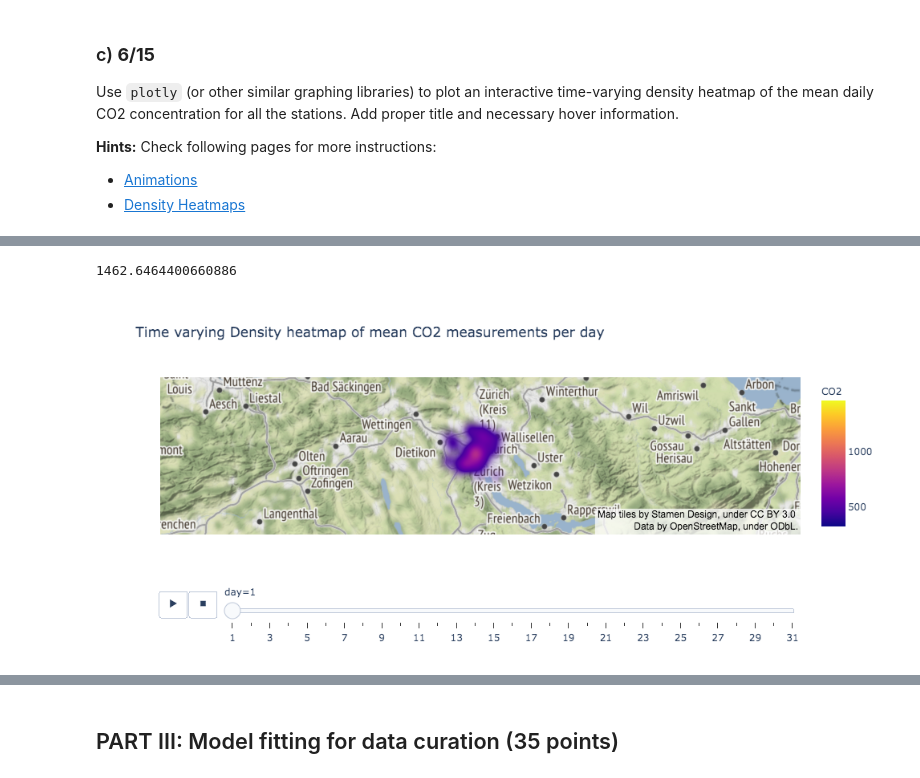
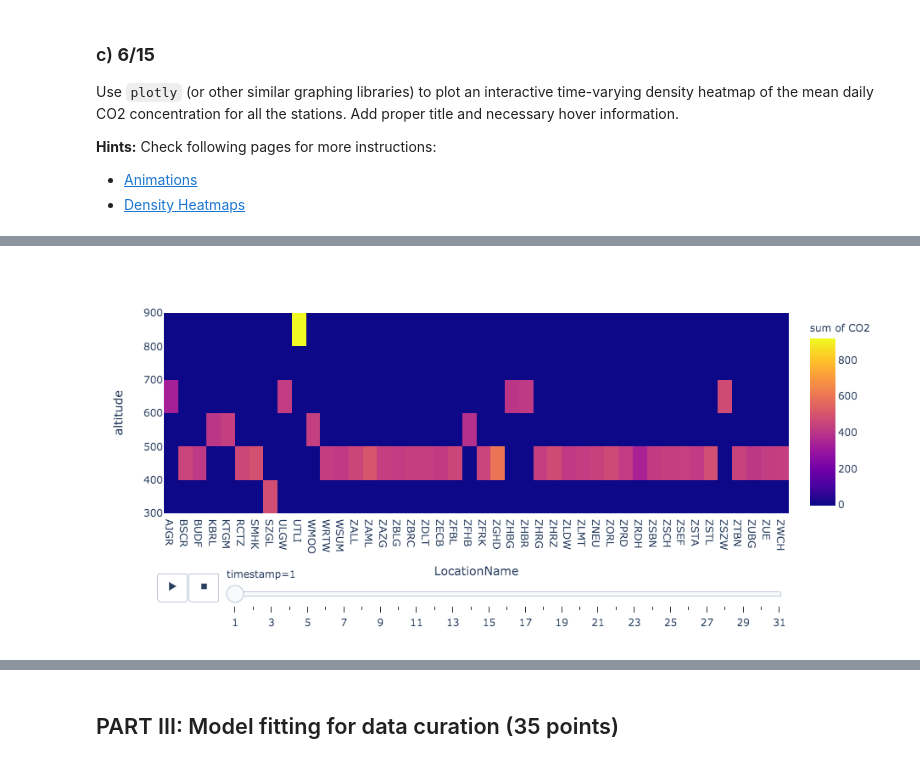
Before and after one commit to ayman-mezghani/dslab-hw1-Data_Science_with_CO2, a Jupyter notebook: notebooks/DSLab-homework1.ipynb, the cells around one changed output, grey strips where cells are left out. Drawn from its saved outputs; the diff is of its cells as text; code cells hidden in the pictures.

```diff
--- a/notebooks/DSLab-homework1.ipynb
+++ b/notebooks/DSLab-homework1.ipynb
@@ -439,4 +381,2 @@ data
 # %%
 s= pd.merge(s, data, on= ["LocationName"])
-# %%
-s= s.rename(columns={'timestamp' : 'day'})
@@ -446,14 +383,6 @@ max_CO2_mean = s.CO2.values.max()
-# %%
-max_CO2_mean
-# %% [output]
-1462.6464400660886
-# %%
-fig = px.density_mapbox(s, lat='lat', lon='lon', z='CO2', radius=20,
-                        center=dict(lat=47.37, lon=8.54), zoom=8,
-                        mapbox_style="stamen-terrain", animation_frame='day', animation_group= 'LocationName',
-                        hover_name='LocationName', title= 'Time varying Density heatmap of mean CO2 measurements per day',
-                        range_color=[min_CO2_mean, max_CO2_mean])
-
-fig.show()
-# %% [output]
-[figure, removed]
+# %%
+fig = px.density_heatmap(s, x='LocationName', y='altitude', z='CO2',
+                         animation_frame= "timestamp", animation_group= "CO2")
+fig.show()
+# %% [output]
+[figure, added]
```
Also changed, not shown: parts of 25 cells of this notebook.
